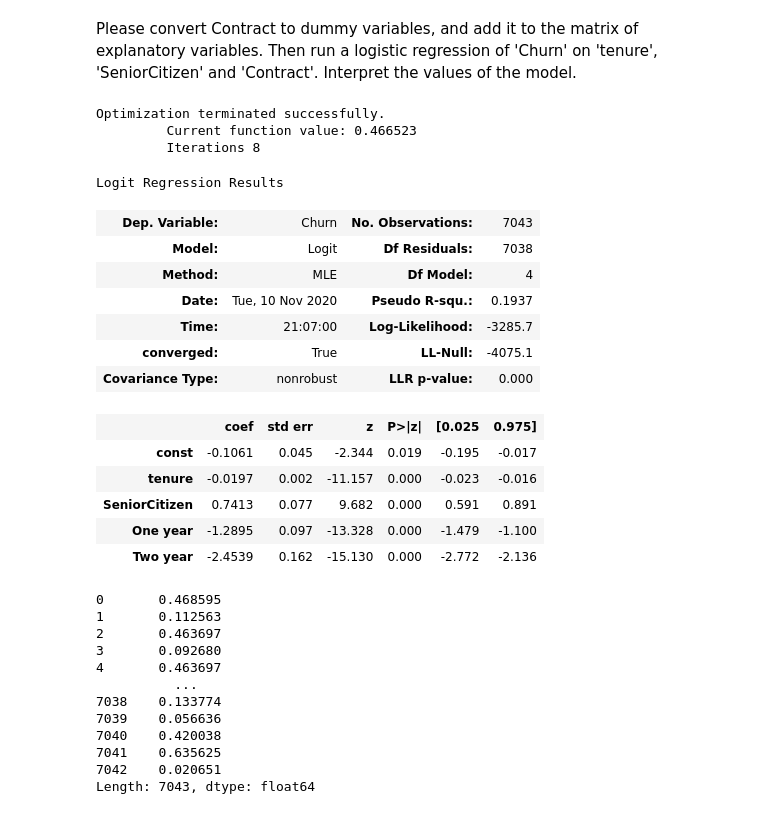
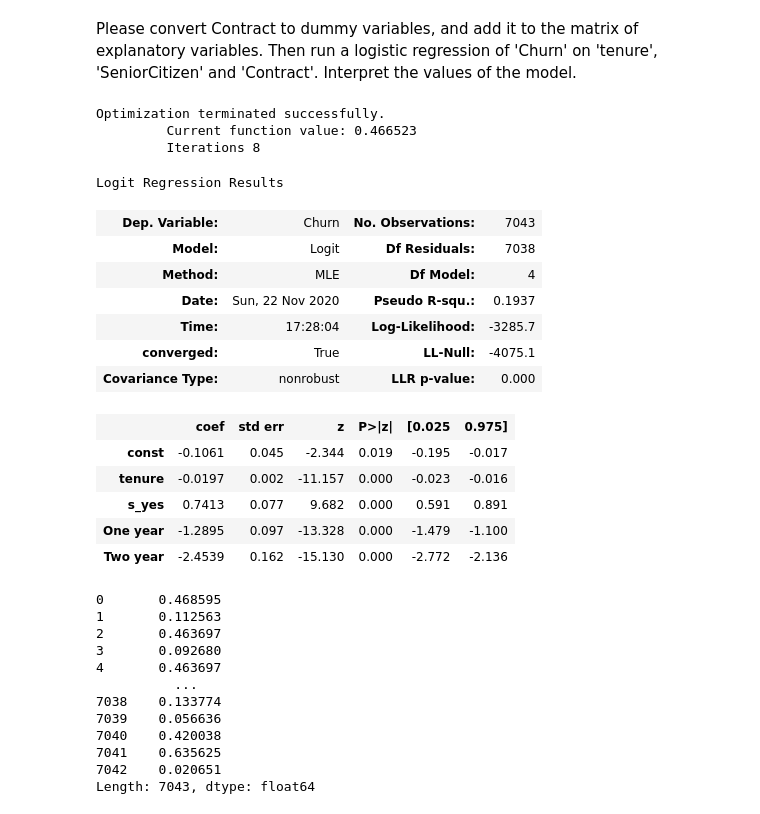
Before and after one commit to cabulut/data-pt-ber-08-20, a Jupyter notebook: Labs/module-2_labs/05_applied-analysis/08_lab-logistic-regression-analysis/your-code_logistic_regression.ipynb, the cells around one changed output. Drawn from its saved outputs; the diff is of its cells as text; code cells hidden in the pictures.

```diff
--- a/Labs/module-2_labs/05_applied-analysis/08_lab-logistic-regression-analysis/your-code_logistic_regression.ipynb
+++ b/Labs/module-2_labs/05_applied-analysis/08_lab-logistic-regression-analysis/your-code_logistic_regression.ipynb
@@ -108,29 +108,31 @@ Name: Contract, Length: 7043, dtype: object
 Please convert Contract to dummy variables, and add it to the matrix of explanatory variables. Then run a logistic regression of 'Churn' on 'tenure', 'SeniorCitizen' and 'Contract'. Interpret the values of the model.
 # %%
 df[["Month-to-month","One year","Two year"]] = pd.get_dummies(df["Contract"])
+# %%
+df[["s_no","s_yes"]] = pd.get_dummies(df["SeniorCitizen"])
 # %%
-X = df[["tenure","SeniorCitizen","One year","Two year"]]
+X = df[["tenure","s_yes","One year","Two year"]]
 X = sm.add_constant(X)
 Y = df["Churn"]
 model = sm.Logit(Y,X)
 results = model.fit()
 results.summary()
 # %% [output]
 Optimization terminated successfully.
          Current function value: 0.466523
          Iterations 8
 Logit Regression Results
 | Dep. Variable: | Churn | No. Observations: | 7043 |
 | Model: | Logit | Df Residuals: | 7038 |
 | Method: | MLE | Df Model: | 4 |
-| Date: | Tue, 10 Nov 2020 | Pseudo R-squ.: | 0.1937 |
-| Time: | 21:07:00 | Log-Likelihood: | -3285.7 |
+| Date: | Sun, 22 Nov 2020 | Pseudo R-squ.: | 0.1937 |
+| Time: | 17:28:04 | Log-Likelihood: | -3285.7 |
 | converged: | True | LL-Null: | -4075.1 |
 | Covariance Type: | nonrobust | LLR p-value: | 0.000 |
 |  | coef | std err | z | P>|z| | [0.025 | 0.975] |
 | const | -0.1061 | 0.045 | -2.344 | 0.019 | -0.195 | -0.017 |
 | tenure | -0.0197 | 0.002 | -11.157 | 0.000 | -0.023 | -0.016 |
-| SeniorCitizen | 0.7413 | 0.077 | 9.682 | 0.000 | 0.591 | 0.891 |
+| s_yes | 0.7413 | 0.077 | 9.682 | 0.000 | 0.591 | 0.891 |
 | One year | -1.2895 | 0.097 | -13.328 | 0.000 | -1.479 | -1.100 |
 | Two year | -2.4539 | 0.162 | -15.130 | 0.000 | -2.772 | -2.136 |
 # %%
```
Also changed, not shown: parts of 3 cells of this notebook, 4 other files.
